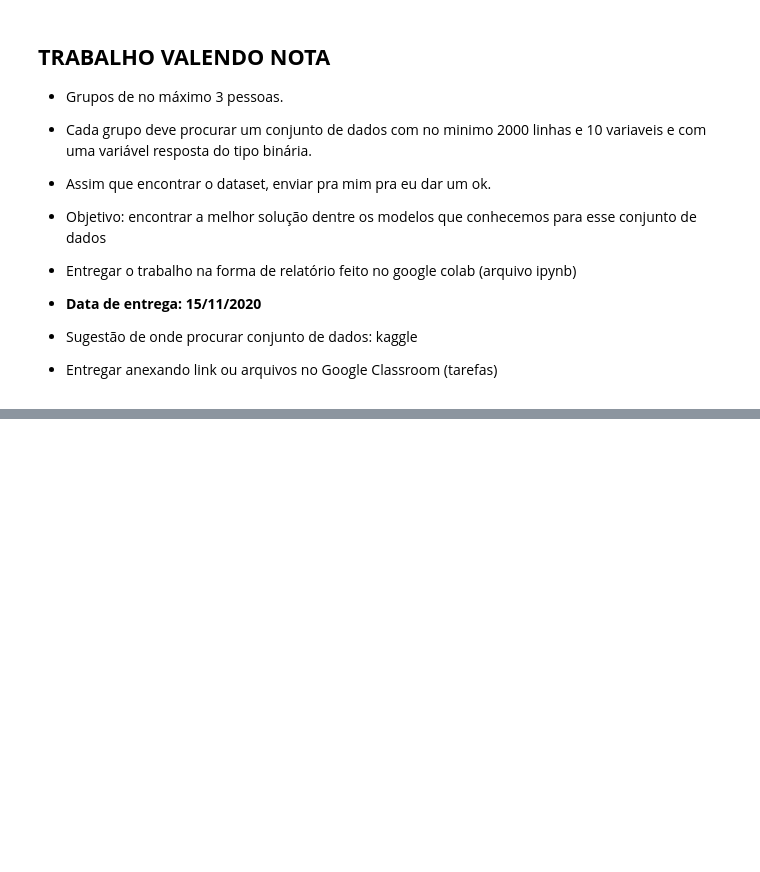
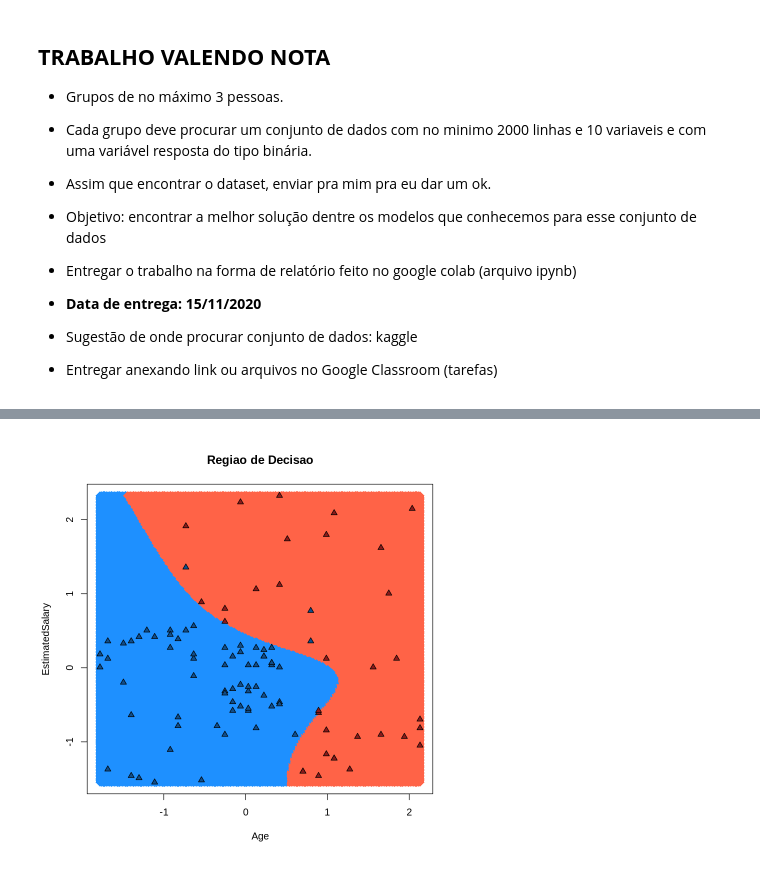
Before and after one commit to ricardorocha86/Topicos-B, a Jupyter notebook: Script_de_Aula.ipynb, the cells around one changed output, grey strips where cells are left out. Cells and saved outputs as stored; diff of their text form; code cells hidden in the pictures; blank space fills up the shorter version.

```diff
--- a/Script_de_Aula.ipynb
+++ b/Script_de_Aula.ipynb
@@ -1251,0 +1332,22 @@ Tuning parameter 'mtry' was held constant at a value of 2
+# %%
+# Regiao de Decisão
+# Gráfico de Região
+malha = 200
+treino0 = treino[2:4]
+teste0 = teste[2:4]
+X1 = seq( min(teste0[, 1]), max(teste0[, 1]), length.out = malha)
+X2 = seq( min(teste0[, 2]), max(teste0[, 2]), length.out = malha)
+grid = expand.grid(X1, X2)
+colnames(grid) = colnames(treino0[, 1:2])
+
+metodo = 'nnet'
+modelLookup(model = metodo)
+modelo = train(factor(Purchased) ~., data = treino0, method = metodo,
+               trControl = controle, tuneLength = 4 )
+y_grid = predict(modelo, newdata = grid)
+# %%
+plot(teste0[, -3], main = 'Regiao de Decisao')
+points(grid, pch = 18, col = ifelse(y_grid == 1, 'tomato', 'dodgerblue1'), cex= 2 )
+points(teste0, pch = 24, bg = ifelse(teste0[, 3] == 1, 'firebrick4', 'dodgerblue4' ))
+# %% [output]
+[figure, added]
```
Also changed, not shown: parts of 12 cells of this notebook.
